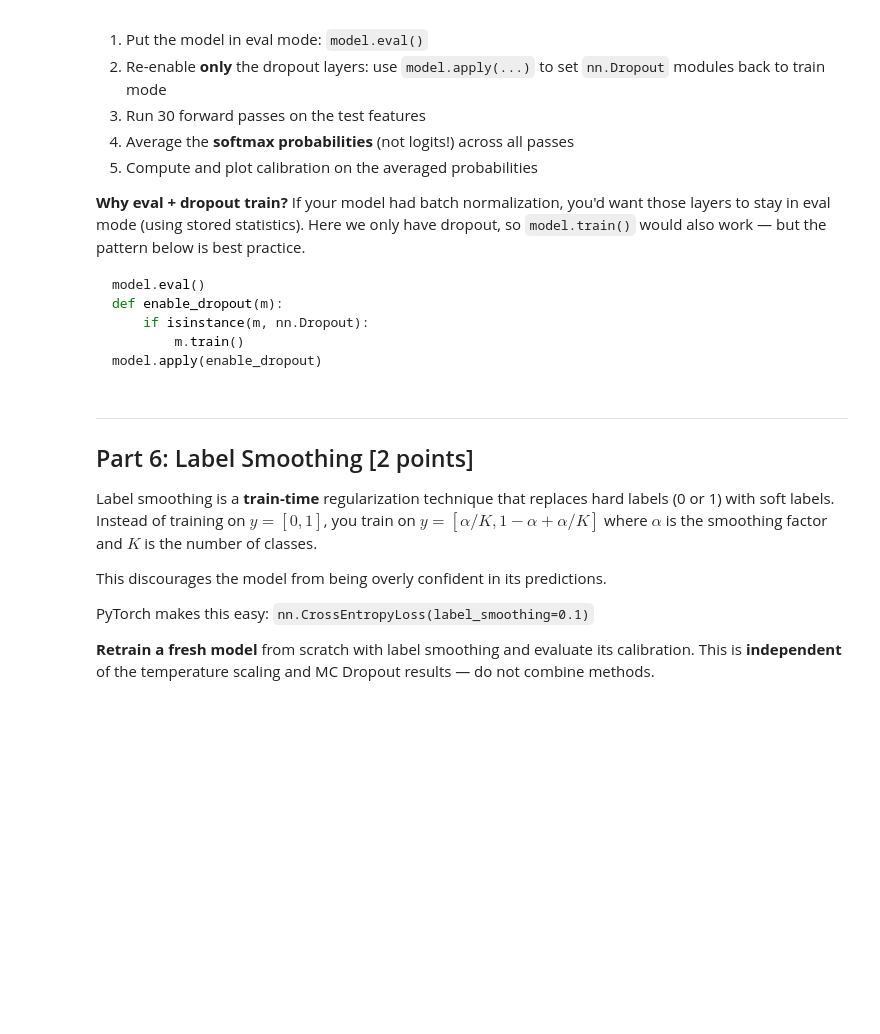
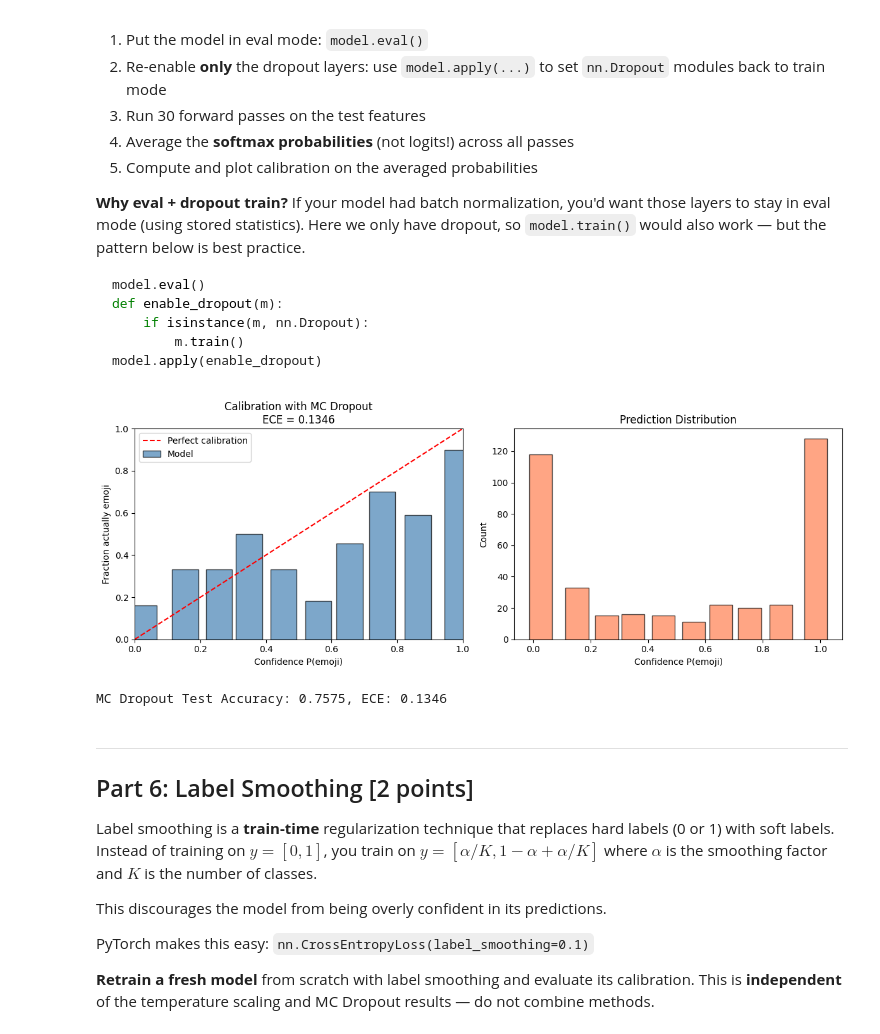
Before and after one commit to Vedant2100/s26, a Jupyter notebook: CS_229/hw2/hw2.ipynb, the cells around one changed output. Saved outputs shown, nothing was run; the diff lists cells and outputs as text; code cells hidden in the pictures; blank space fills up the shorter version.

```diff
--- a/CS_229/hw2/hw2.ipynb
+++ b/CS_229/hw2/hw2.ipynb
@@ -446,3 +539,34 @@ N_PASSES = 30
+# %%
+# TODO [2 points]: Implement MC Dropout
+# 1. Set model to eval, then re-enable only dropout (code pattern shown above)
+# 2. Run 30 forward passes, collecting softmax probabilities from each
+# 3. Average the probab
+# ilities across passes
+# 4. Compute accuracy, calibration, and plot
+model.eval()
+model.apply(lambda m: m.train() if isinstance(m, nn.Dropout) else None)
+
+
+N_PASSES = 30
+
+for i in range(N_PASSES):
+    with torch.no_grad():
+        test_logits = model(test_features.to(device))
+        test_probs = F.softmax(test_logits, dim=1)
+        if i == 0:
+            all_probs = test_probs.unsqueeze(0)  # (1, N, C)
+        else:
+            all_probs = torch.cat((all_probs, test_probs.unsqueeze(0)), dim=0)  # (i+1, N, C)
+
+avg_probs = all_probs.mean(dim=0)  # (N, C)
+confidences = avg_probs[:, 1]  # Probability of emoji class
+bin_confidences, bin_accuracies, bin_counts, ece_mc = compute_calibration(confidences, test_labels)
+plot_calibration(bin_confidences, bin_accuracies, bin_counts, ece_mc, title='Calibration with MC Dropout')
+test_acc = (avg_probs.argmax(dim=1) == test_labels).float().mean().item()
+print(f'MC Dropout Test Accuracy: {test_acc:.4f}, ECE: {ece_mc:.4f}')
+# %% [output]
+[figure, added]
+MC Dropout Test Accuracy: 0.7575, ECE: 0.1346
 # %% [markdown]
 ---
 
```
Also changed, not shown: parts of 16 cells of this notebook.
